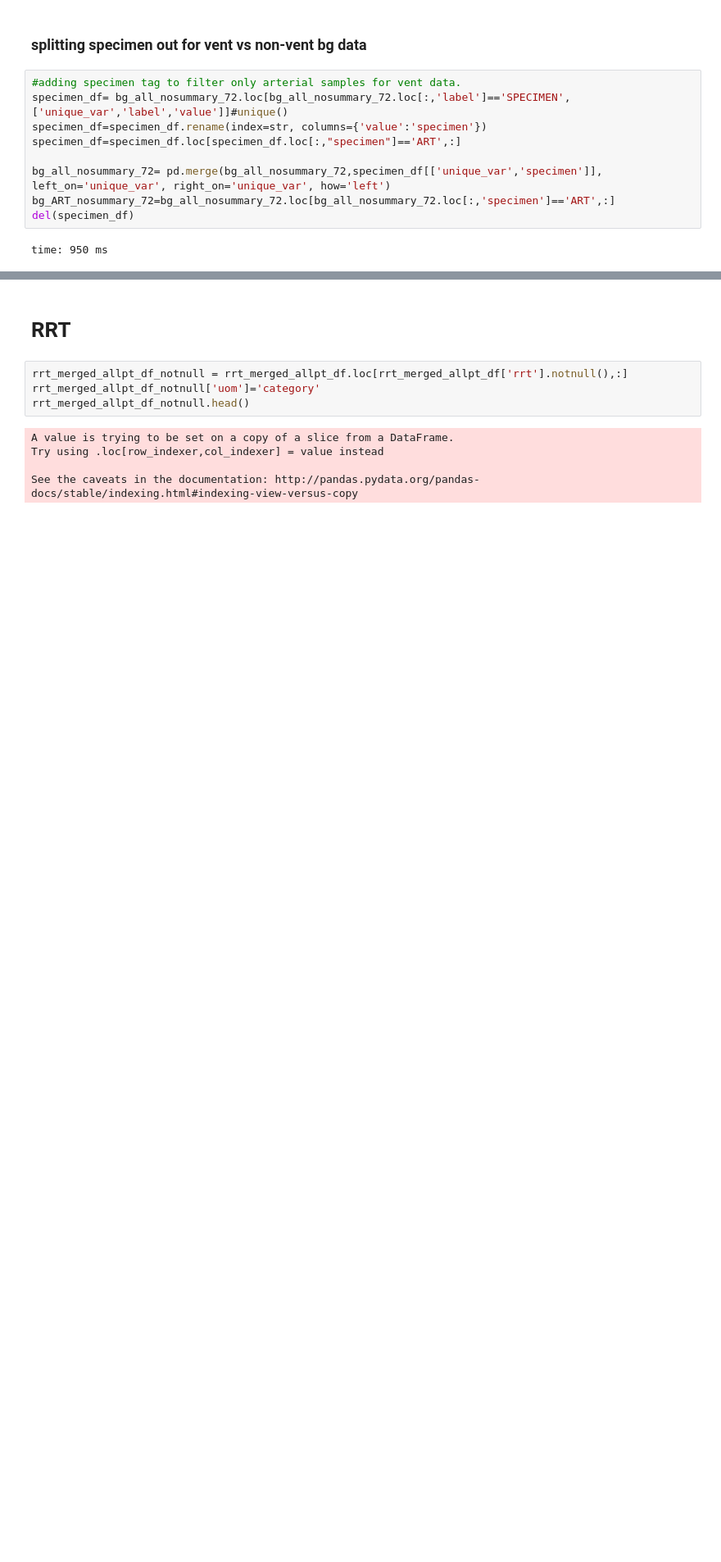
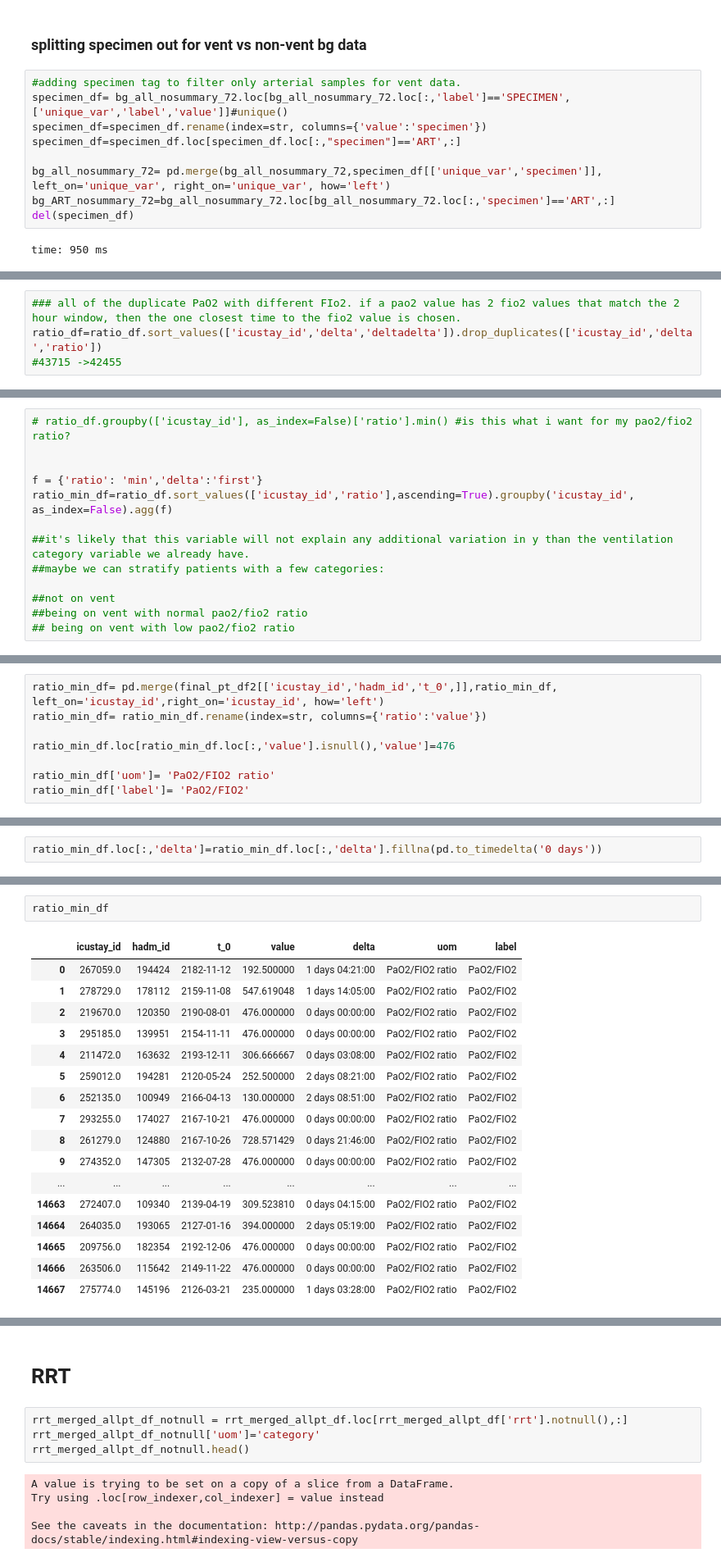
Before and after one commit to kellylinyingxin/mimiciii-antibiotics-modeling, a Jupyter notebook: notebooks/03.1-clinical_variable_prep.ipynb, the cells around one changed output, grey strips where cells are left out. Shown at 82% size. Drawn from its saved outputs; the diff is of its cells as text; blank space fills up the shorter version.

```diff
--- a/notebooks/03.1-clinical_variable_prep.ipynb
+++ b/notebooks/03.1-clinical_variable_prep.ipynb
@@ -1125,0 +1251,4 @@ time: 24.1 ms
+# %%
+### all of the duplicate PaO2 with different FIo2. if a pao2 value has 2 fio2 values that match the 2 hour window, then the one closest time to the fio2 value is chosen.
+ratio_df=ratio_df.sort_values(['icustay_id','delta','deltadelta']).drop_duplicates(['icustay_id','delta','ratio'])
+#43715 ->42455
@@ -1125,0 +1304,13 @@ time: 24.1 ms
+# %%
+# ratio_df.groupby(['icustay_id'], as_index=False)['ratio'].min() #is this what i want for my pao2/fio2 ratio?
+
+
+f = {'ratio': 'min','delta':'first'}
+ratio_min_df=ratio_df.sort_values(['icustay_id','ratio'],ascending=True).groupby('icustay_id', as_index=False).agg(f)
+
+##it's likely that this variable will not explain any additional variation in y than the ventilation category variable we already have.
+##maybe we can stratify patients with a few categories:
+
+##not on vent
+##being on vent with normal pao2/fio2 ratio
+## being on vent with low pao2/fio2 ratio
@@ -1125,0 +1344,8 @@ time: 24.1 ms
+# %%
+ratio_min_df= pd.merge(final_pt_df2[['icustay_id','hadm_id','t_0',]],ratio_min_df, left_on='icustay_id',right_on='icustay_id', how='left')
+ratio_min_df= ratio_min_df.rename(index=str, columns={'ratio':'value'})
+
+ratio_min_df.loc[ratio_min_df.loc[:,'value'].isnull(),'value']=476
+
+ratio_min_df['uom']= 'PaO2/FIO2 ratio'
+ratio_min_df['label']= 'PaO2/FIO2'
@@ -1125,0 +1354,2 @@ time: 24.1 ms
+# %%
+ratio_min_df.loc[:,'delta']=ratio_min_df.loc[:,'delta'].fillna(pd.to_timedelta('0 days'))
@@ -1125,0 +1371,20 @@ time: 24.1 ms
+# %%
+ratio_min_df
+# %% [output]
+|  | icustay_id | hadm_id | t_0 | value | delta | uom | label |
+| 0 | 267059.0 | 194424 | 2182-11-12 | 192.500000 | 1 days 04:21:00 | PaO2/FIO2 ratio | PaO2/FIO2 |
+| 1 | 278729.0 | 178112 | 2159-11-08 | 547.619048 | 1 days 14:05:00 | PaO2/FIO2 ratio | PaO2/FIO2 |
+| 2 | 219670.0 | 120350 | 2190-08-01 | 476.000000 | 0 days 00:00:00 | PaO2/FIO2 ratio | PaO2/FIO2 |
+| 3 | 295185.0 | 139951 | 2154-11-11 | 476.000000 | 0 days 00:00:00 | PaO2/FIO2 ratio | PaO2/FIO2 |
+| 4 | 211472.0 | 163632 | 2193-12-11 | 306.666667 | 0 days 03:08:00 | PaO2/FIO2 ratio | PaO2/FIO2 |
+| 5 | 259012.0 | 194281 | 2120-05-24 | 252.500000 | 2 days 08:21:00 | PaO2/FIO2 ratio | PaO2/FIO2 |
+| 6 | 252135.0 | 100949 | 2166-04-13 | 130.000000 | 2 days 08:51:00 | PaO2/FIO2 ratio | PaO2/FIO2 |
+| 7 | 293255.0 | 174027 | 2167-10-21 | 476.000000 | 0 days 00:00:00 | PaO2/FIO2 ratio | PaO2/FIO2 |
+| 8 | 261279.0 | 124880 | 2167-10-26 | 728.571429 | 0 days 21:46:00 | PaO2/FIO2 ratio | PaO2/FIO2 |
+| 9 | 274352.0 | 147305 | 2132-07-28 | 476.000000 | 0 days 00:00:00 | PaO2/FIO2 ratio | PaO2/FIO2 |
+| ... | ... | ... | ... | ... | ... | ... | ... |
+| 14663 | 272407.0 | 109340 | 2139-04-19 | 309.523810 | 0 days 04:15:00 | PaO2/FIO2 ratio | PaO2/FIO2 |
+| 14664 | 264035.0 | 193065 | 2127-01-16 | 394.000000 | 2 days 05:19:00 | PaO2/FIO2 ratio | PaO2/FIO2 |
+| 14665 | 209756.0 | 182354 | 2192-12-06 | 476.000000 | 0 days 00:00:00 | PaO2/FIO2 ratio | PaO2/FIO2 |
+| 14666 | 263506.0 | 115642 | 2149-11-22 | 476.000000 | 0 days 00:00:00 | PaO2/FIO2 ratio | PaO2/FIO2 |
+| 14667 | 275774.0 | 145196 | 2126-03-21 | 235.000000 | 1 days 03:28:00 | PaO2/FIO2 ratio | PaO2/FIO2 |
```
Also changed, not shown: parts of 144 cells of this notebook.
